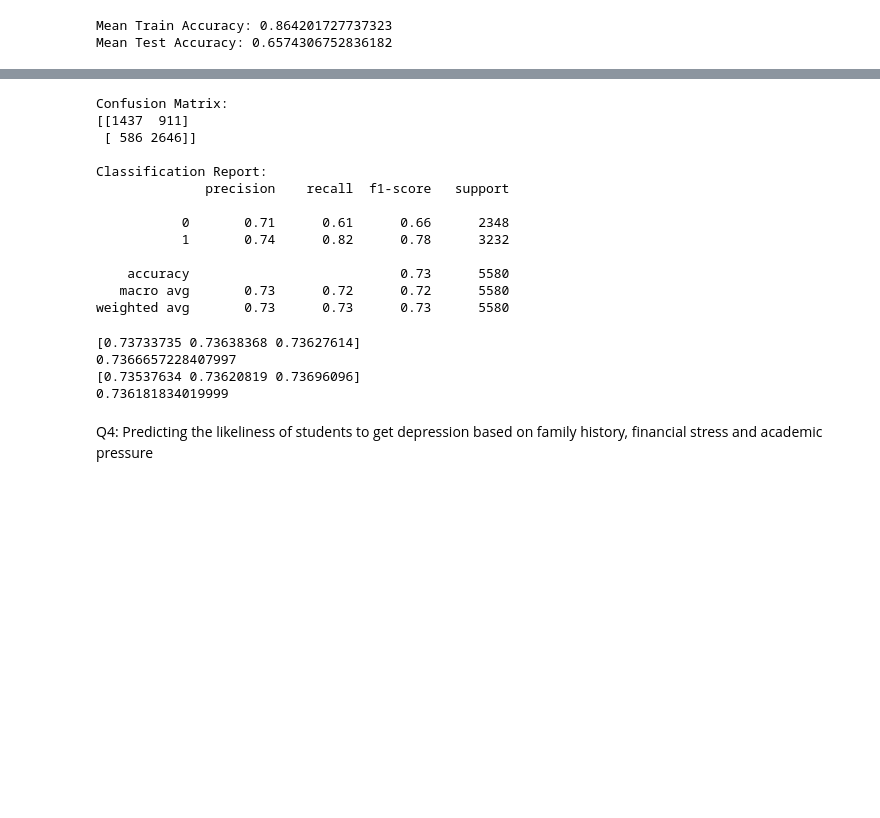
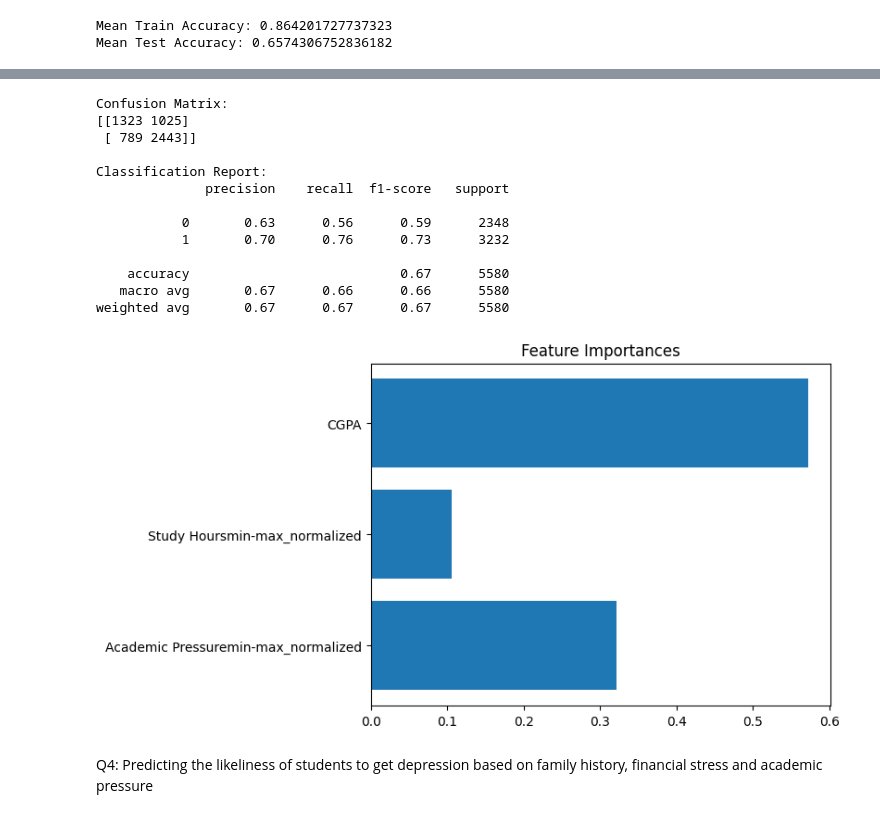
Before and after one commit to dinnifarisya/Student-Depression-Data-Science-Project, a Jupyter notebook: Data Science Project.ipynb, the cells around one changed output, grey strips where cells are left out. Cells and saved outputs as stored; diff of their text form; code cells hidden in the pictures; blank space fills up the shorter version.

```diff
--- a/Data Science Project.ipynb
+++ b/Data Science Project.ipynb
@@ -1075,7 +1197,7 @@ Mean Test Accuracy: 0.6764283206156595
 # %%
 X_train, X_test, y_train, y_test = train_test_split(X, y, test_size=0.2, random_state=42)
-lr_model.fit(X_train, y_train)
-y_pred = lr_model.predict(X_test)
+rf_model.fit(X_train, y_train)
+y_pred = rf_model.predict(X_test)
 
 print("Confusion Matrix:")
 print(confusion_matrix(y_test, y_pred))
@@ -1084,28 +1206,26 @@ print("\nClassification Report:")
 print(classification_report(y_test, y_pred))
 # %% [output]
 Confusion Matrix:
-[[1437  911]
- [ 586 2646]]
+[[1323 1025]
+ [ 789 2443]]
 
 Classification Report:
               precision    recall  f1-score   support
 
-           0       0.71      0.61      0.66      2348
-           1       0.74      0.82      0.78      3232
+           0       0.63      0.56      0.59      2348
+           1       0.70      0.76      0.73      3232
 
-    accuracy                           0.73      5580
-   macro avg       0.73      0.72      0.72      5580
-weighted avg       0.73      0.73      0.73      5580
+    accuracy                           0.67      5580
+   macro avg       0.67      0.66      0.66      5580
+weighted avg       0.67      0.67      0.67      5580
-# %%
-print(cv_model['train_score'])
-print(cv_model['train_score'].mean())
-print(cv_model['test_score'])
-print(cv_model['test_score'].mean())
-# %% [output]
-[0.73733735 0.73638368 0.73627614]
-0.7366657228407997
-[0.73537634 0.73620819 0.73696096]
-0.736181834019999
+# %%
+importances = rf_model.feature_importances_
+features = X.columns
+plt.barh(features, importances)
+plt.title("Feature Importances")
+plt.show()
+# %% [output]
+[figure, added]
 # %% [markdown]
 Q4: Predicting the likeliness of students to get depression based on family history, financial stress and academic pressure
 # %%
```
Also changed, not shown: parts of 19 cells of this notebook.
